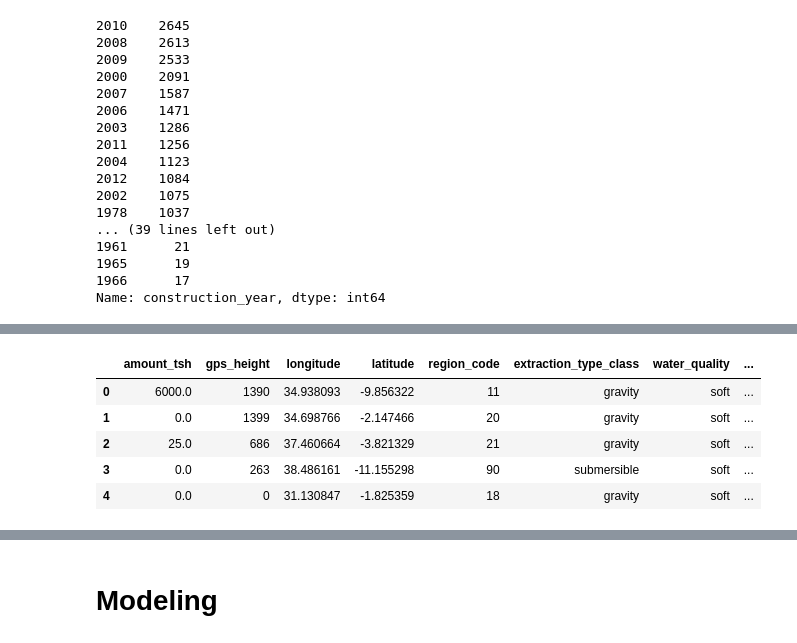
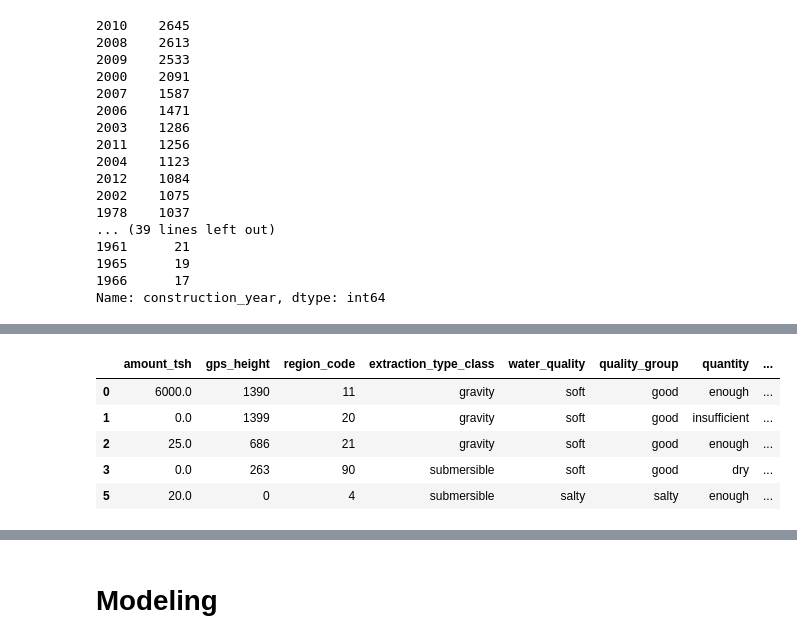
Before and after one commit to adammarianacci/Waterwell_Analysis, a Jupyter notebook: notebook.ipynb, the cells around one changed output, grey strips where cells are left out. Drawn from its saved outputs; the diff is of its cells as text; code cells hidden in the pictures.

```diff
--- a/notebook.ipynb
+++ b/notebook.ipynb
@@ -63,0 +92,23 @@ Waterwells_df.head()
+# %%
+# Dropping irrelevant columns from the dataframe, also columns with large amounts of missing data
+columns_to_drop = [
+    'id', 'scheme_management', 'region', 'payment', 'public_meeting', 'district_code', 'population',
+    'num_private', 'basin', 'latitude', 'longitude',
+    'waterpoint_type_group', 'source_class', 'payment_type', 'management_group', 'recorded_by',
+    'extraction_type', 'management',
+    'source_type', 'extraction_type_group', 'permit', 'funder',
+    'date_recorded', 'installer', 'ward', 'scheme_name', 'wpt_name', 'lga', 'subvillage'
+]
+
+Waterwells_df = Waterwells_df.drop(columns_to_drop, axis=1, errors='ignore')
+# %%
+# Create a new column 'needs_repair' by merging the two categories
+Waterwells_df['needs_repair'] = Waterwells_df['status_group'].replace(
+    {'functional': 0, 'non functional': 1,
+     'functional needs repair': 1})
+
+# Drop the original 'status_group' column
+Waterwells_df.drop('status_group', axis=1, inplace=True)
+
+#Display the updated DataFrame
+Waterwells_df.head()
@@ -141,20 +151,14 @@ memory usage: 5.9+ MB
-# %%
-# Create a new column 'needs_repair' by merging the two categories
-Waterwells_df['needs_repair'] = Waterwells_df['status_group'].replace(
-    {'functional': 0, 'non functional': 1,
-     'functional but needs repair': 1})
-
-# Drop the original 'status_group' column
-Waterwells_df.drop('status_group', axis=1, inplace=True)
-
-#Display the updated DataFrame
-Waterwells_df.head()
-# %% [output]
-|  | amount_tsh | gps_height | longitude | latitude | region_code | extraction_type_class | water_quality | ... |
-| 0 | 6000.0 | 1390 | 34.938093 | -9.856322 | 11 | gravity | soft | ... |
-| 1 | 0.0 | 1399 | 34.698766 | -2.147466 | 20 | gravity | soft | ... |
-| 2 | 25.0 | 686 | 37.460664 | -3.821329 | 21 | gravity | soft | ... |
-| 3 | 0.0 | 263 | 38.486161 | -11.155298 | 90 | submersible | soft | ... |
-| 4 | 0.0 | 0 | 31.130847 | -1.825359 | 18 | gravity | soft | ... |
+# %%
+# deleting the 'construction_year' column since we replaced it with an 'age' column
+Construction_Year_df = Construction_Year_df.drop('construction_year', axis=1)
+# %%
+Construction_Year_df.head()
+# %% [output]
+|  | amount_tsh | gps_height | region_code | extraction_type_class | water_quality | quality_group | quantity | ... |
+| 0 | 6000.0 | 1390 | 11 | gravity | soft | good | enough | ... |
+| 1 | 0.0 | 1399 | 20 | gravity | soft | good | insufficient | ... |
+| 2 | 25.0 | 686 | 21 | gravity | soft | good | enough | ... |
+| 3 | 0.0 | 263 | 90 | submersible | soft | good | dry | ... |
+| 5 | 20.0 | 0 | 4 | submersible | salty | salty | enough | ... |
 # %%
 # Defining X and y variables
```
Also changed, not shown: parts of 69 cells of this notebook.
